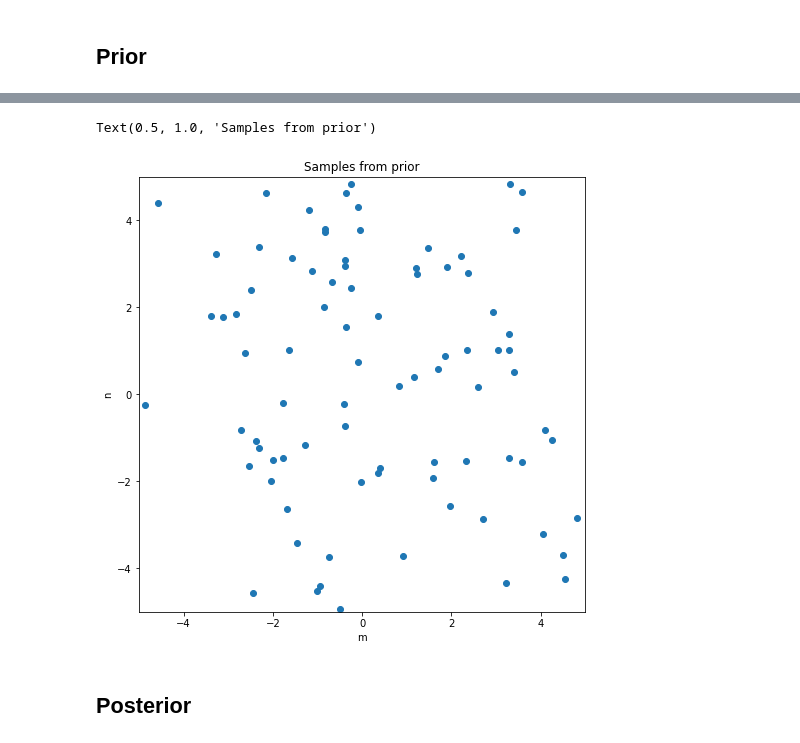
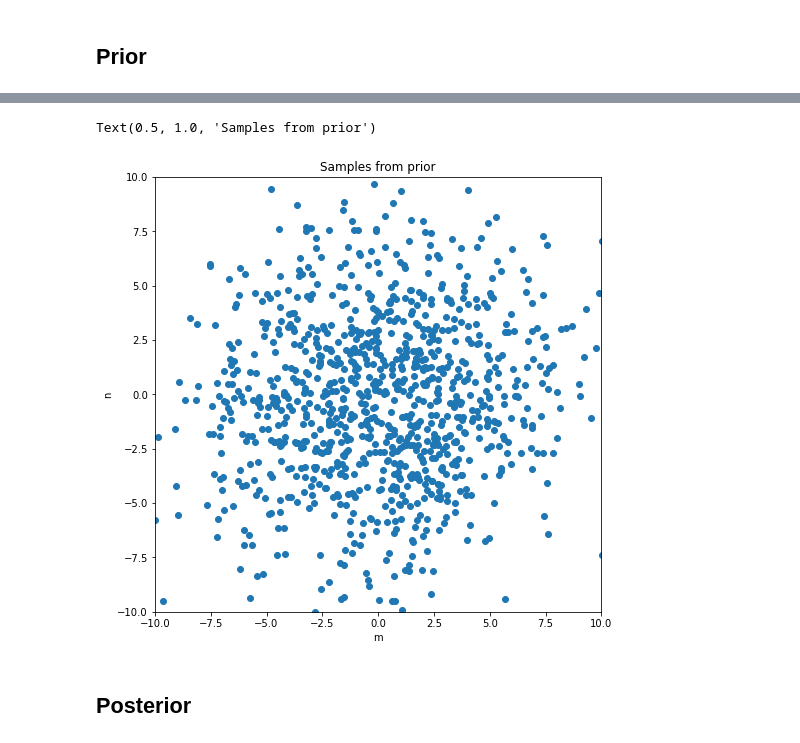
Before and after one commit to ignacioreyes/murphy, a Jupyter notebook: 7.6 Bayesian linear regression.ipynb, the cells around one changed output, grey strips where cells are left out. Cells and saved outputs as stored; diff of their text form; code cells hidden in the pictures.

```diff
--- a/7.6 Bayesian linear regression.ipynb
+++ b/7.6 Bayesian linear regression.ipynb
@@ -25,5 +26,5 @@ plt.legend()
 ## Prior
 # %%
 w_0 = np.array([0.0, 0.0]).reshape([2, 1])
-tau = 3.0
+tau = 4.0
 V_0 = tau**2 * np.eye(2)
@@ -30,17 +59,17 @@ V_0 = tau**2 * np.eye(2)
 # %%
-prior_samples = np.random.multivariate_normal(w_0.flatten(), V_0, size=100)
+prior_samples = np.random.multivariate_normal(w_0.flatten(), V_0, size=1000)
 
 fig = plt.figure(figsize=(8, 8))
 fig.set_facecolor('white')
 plt.scatter(prior_samples[:, 0], prior_samples[:, 1])
 
-plt.axis([-5, 5, -5, 5])
+plt.axis([-10, 10, -10, 10])
 plt.xlabel('m')
 plt.ylabel('n')
 plt.title('Samples from prior')
 # %% [output]
 Text(0.5, 1.0, 'Samples from prior')
-[figure, old version]
+[figure, new version]
 # %% [markdown]
 ## Posterior
 # %%
```
Also changed, not shown: parts of 7 cells of this notebook.
